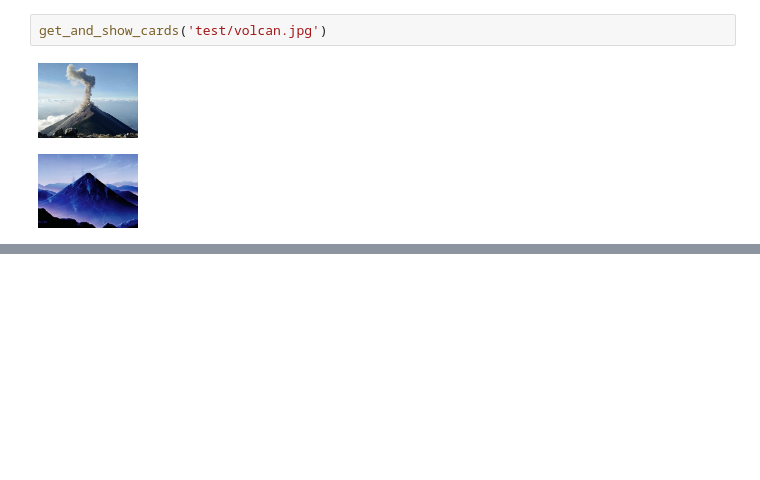
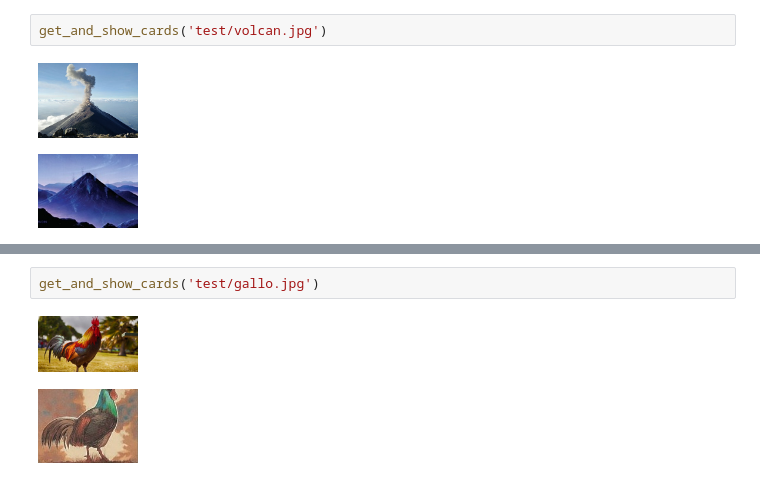
Before and after one commit to madaidays/MG.Workshop.InformationRetrieval, a Jupyter notebook: IR.ipynb, the cells around one changed output, grey strips where cells are left out. Saved outputs shown, nothing was run; the diff lists cells and outputs as text; blank space fills up the shorter version.

```diff
--- a/IR.ipynb
+++ b/IR.ipynb
@@ -66,0 +67,5 @@ get_and_show_cards('test/bosque.jpg')
+# %%
+get_and_show_cards('test/gallo.jpg')
+# %% [output]
+[figure, added]
+[figure, added]
```
Also changed, not shown: parts of 4 cells of this notebook.
